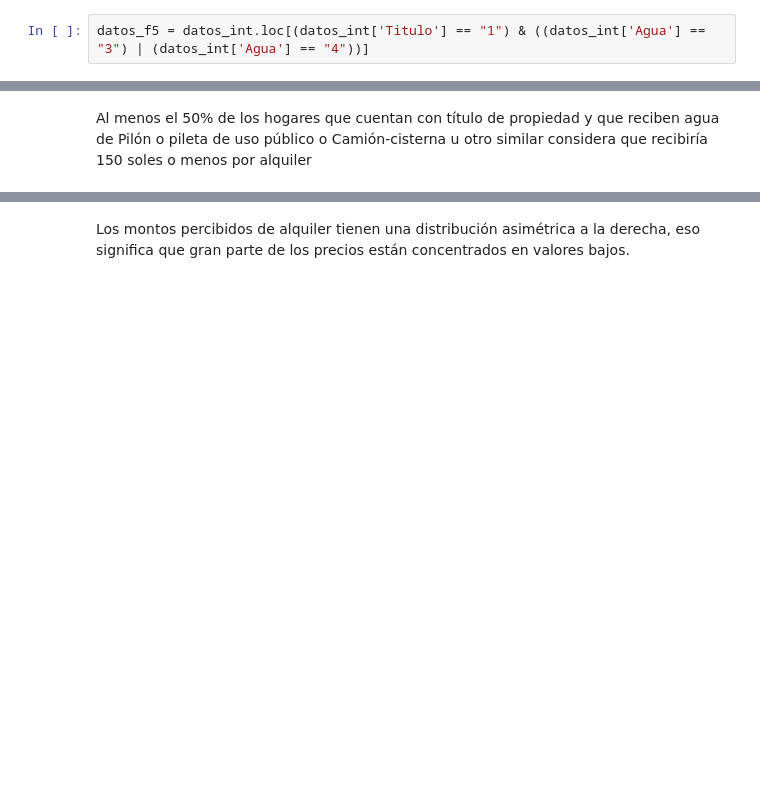
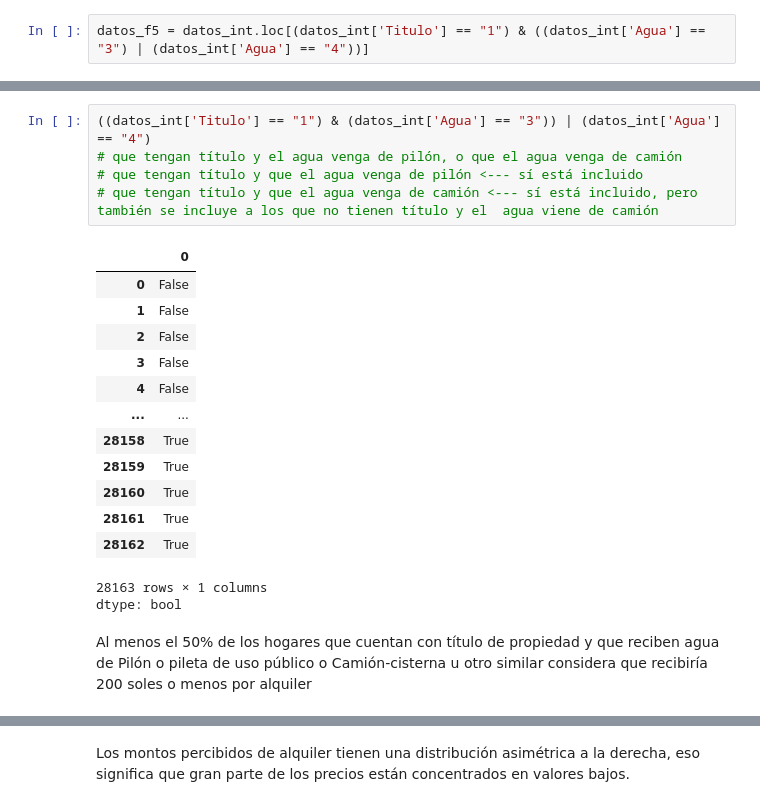
Before and after one commit to jeguns/EP7173, a Jupyter notebook: Unidad 02/02_Procedimientos_básicos_de_preprocesamiento_de_datos.ipynb, the cells around one changed output, grey strips where cells are left out. Saved outputs shown, nothing was run; the diff lists cells and outputs as text; blank space fills up the shorter version.

```diff
--- a/Unidad 02/02_Procedimientos_básicos_de_preprocesamiento_de_datos.ipynb
+++ b/Unidad 02/02_Procedimientos_básicos_de_preprocesamiento_de_datos.ipynb
@@ -745,5 +1277,25 @@ datos_f5.ValorAlq.median()
+# %%
+((datos_int['Titulo'] == "1") & (datos_int['Agua'] == "3")) | (datos_int['Agua'] == "4")
+# que tengan título y el agua venga de pilón, o que el agua venga de camión
+# que tengan título y que el agua venga de pilón <--- sí está incluido
+# que tengan título y que el agua venga de camión <--- sí está incluido, pero también se incluye a los que no tienen título y el  agua viene de camión
+# %% [output]
+|  | 0 |
+| 0 | False |
+| 1 | False |
+| 2 | False |
+| 3 | False |
+| 4 | False |
+| ... | ... |
+| 28158 | True |
+| 28159 | True |
+| 28160 | True |
+| 28161 | True |
+| 28162 | True |
+28163 rows × 1 columns
+dtype: bool
 # %% [markdown]
-Al menos el 50% de los hogares que cuentan con título de propiedad y que reciben agua de Pilón o pileta de uso público o Camión-cisterna u otro similar considera que recibiría 150 soles o menos por alquiler
+Al menos el 50% de los hogares que cuentan con título de propiedad y que reciben agua de Pilón o pileta de uso público o Camión-cisterna u otro similar considera que recibiría 200 soles o menos por alquiler
 # %%
 from scipy.stats import skew
 skew(datos_f5['ValorAlq'])
```
Also changed, not shown: parts of 57 cells of this notebook.
